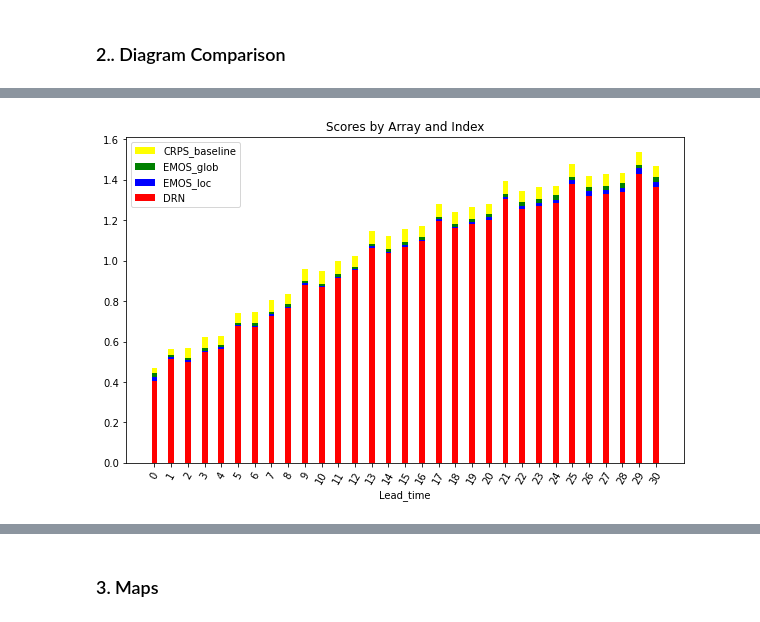
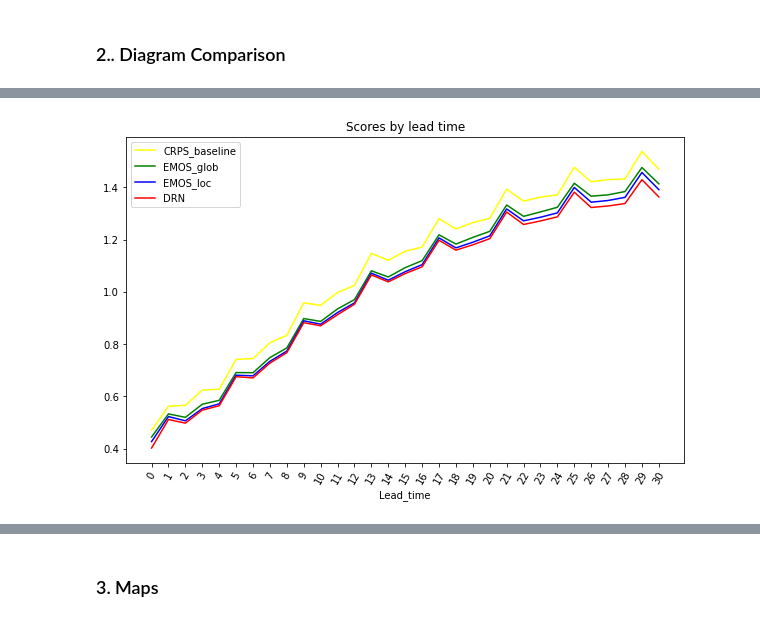
Before and after one commit to cleveryangcong/Bachelor_Thesis, a Jupyter notebook: notebooks/reports/1.1-dc-score_visualization_final.ipynb, the cells around one changed output, grey strips where cells are left out. Drawn from its saved outputs; the diff is of its cells as text; code cells hidden in the pictures.

Commit message:
Change bar chart to line chart

```diff
--- a/notebooks/reports/1.1-dc-score_visualization_final.ipynb
+++ b/notebooks/reports/1.1-dc-score_visualization_final.ipynb
@@ -63,9 +63,9 @@ DRN_scores_ws10 = DRN_load_score("ws10")
 # %% [markdown]
 ### 2.. Diagram Comparison
 # %%
-def bar_chart_all_scores(var_name, binned=False, models=[True, True, True, True]):
+def line_chart_all_scores(var_name, binned=False, models=[True, True, True, True]):
     """
-    Plot a bar chart with all of the mean scores over the lead_times. Either binned or not
+    Plot a line chart with all of the mean scores over the lead_times. Either binned or not
     Args:
         var_name (str): Variable name to use for comparison
         binned (bool): Whether to bin the lead_times together in bins of 5 or not
@@ -109,14 +109,13 @@ def bar_chart_all_scores(var_name, binned=False, models=[True, True, True, True]
         model_scores = all_scores_mean
         N = 31
 
-    # Plotting bar charts
+    # Plotting line charts
     ind = np.arange(N)  # the x locations for the groups
-    width = 0.35  # the width of the bars
 
     fig, ax = plt.subplots(figsize=(10, 6))
 
     labels_all = ["CRPS_baseline", "EMOS_glob", "EMOS_loc", "DRN"]
-    colors_all = ['yellow', "green", "blue", 'red']
+    colors_all = ["yellow", "green", "blue", "red"]
 
     labels_models = []
     colors_models = []
@@ -126,21 +125,17 @@ def bar_chart_all_scores(var_name, binned=False, models=[True, True, True, True]
             colors_models.append(colors_all[count])
 
     # Iterate through lead times
-    for lead_time in ind:
-        # Create a list of tuples (score, label, model_index, color) for current lead time
-        scores_with_labels = [(model_scores[model_index][lead_time], labels_models[model_index], model_index, colors_models[model_index])
-                              for model_index in range(len(labels_models))]
-
-        # Sort scores_with_labels in descending order
-        scores_with_labels.sort(reverse=True)
-
-        # Draw a bar for each model starting with the highest score
-        for score, label, model_index, color in scores_with_labels:
-            ax.bar(lead_time, score, width, color=color, label=f"{label}" if lead_time == 0 else "")
+    for model_index in range(len(labels_models)):
+        ax.plot(
+            ind,
+            model_scores[model_index],
+            color=colors_models[model_index],
+            label=labels_models[model_index],
+        )
 
     # Add some text for labels, title and custom x-axis tick labels, etc.
     ax.set_xlabel("Lead_time")
-    ax.set_title("Scores by Array and Index")
+    ax.set_title("Scores by lead time")
     ax.set_xticks(ind)
     ax.set_xticklabels([str(i) for i in range(N)])
     plt.xticks(rotation=60)
@@ -156,8 +151,8 @@ bar_chart_all_scores("t2m", binned=False)
 [interactive output not drawn]
 # %%
-bar_chart_all_scores("ws10", binned=False, models=[True, True, True, True])
+line_chart_all_scores("ws10", binned=False, models=[True, True, True, True])
 # %% [output]
-[figure, old version]
+[figure, new version]
 [interactive output not drawn]
 # %% [markdown]
 ### 3. Maps
```
Also changed, not shown: parts of 3 cells of this notebook.
